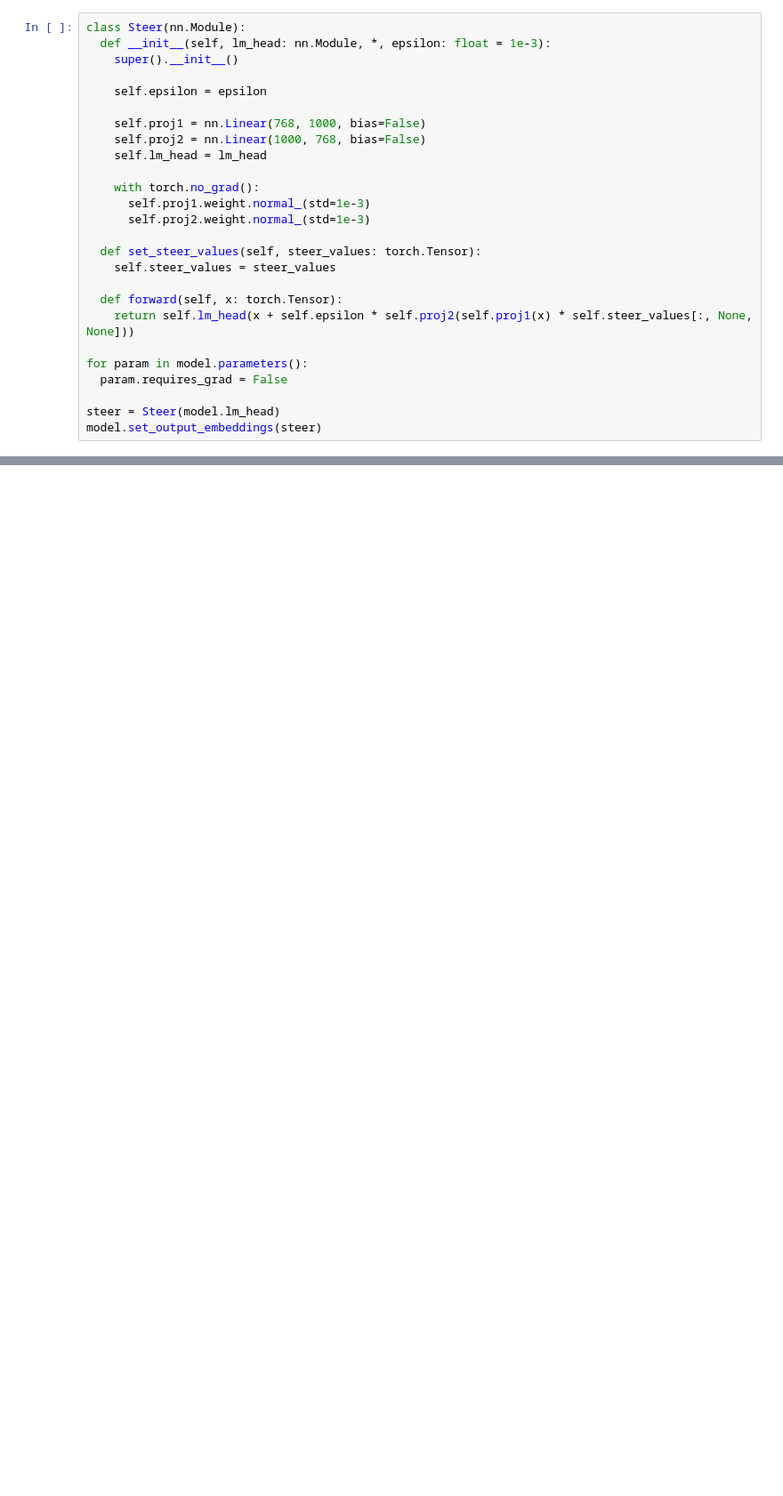
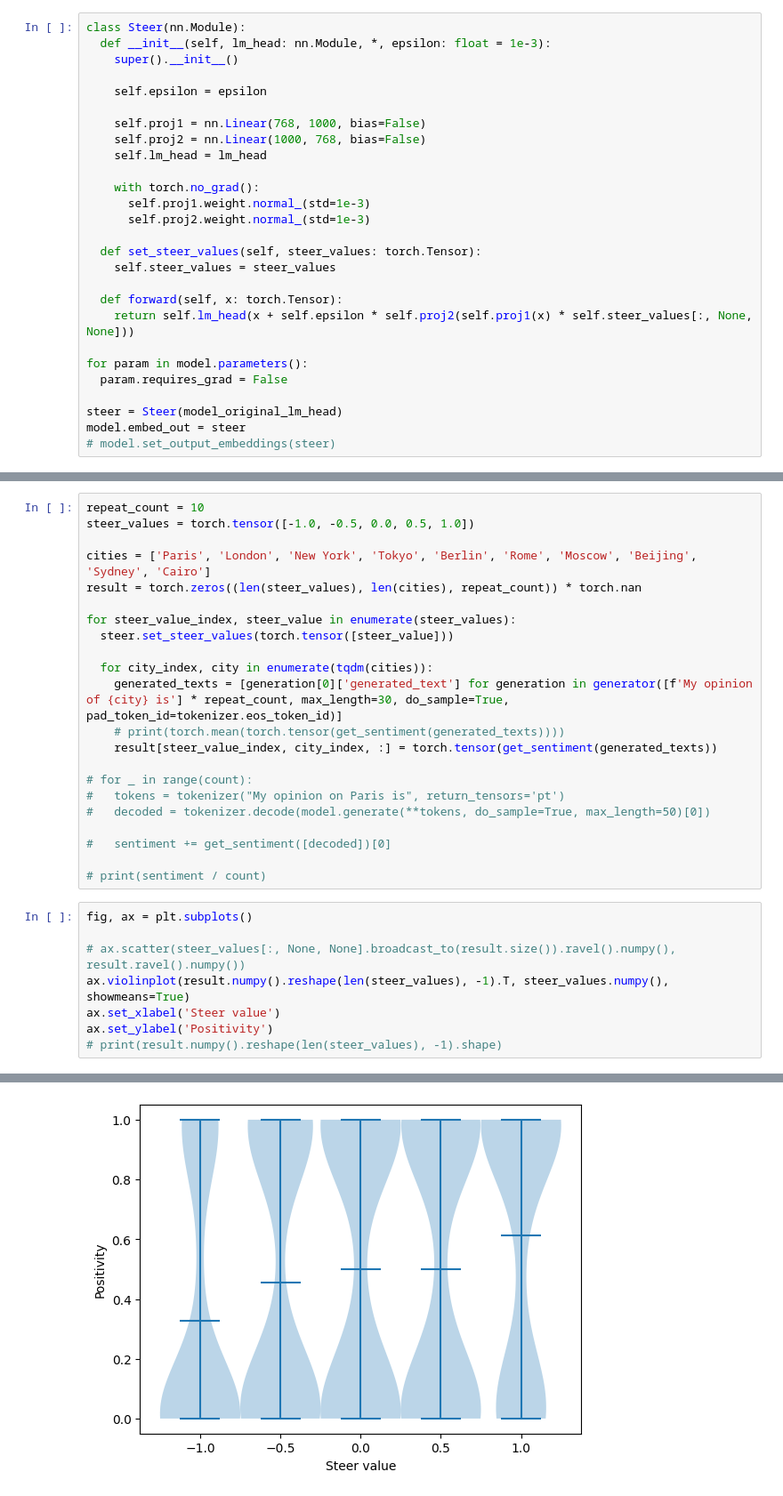
Before and after one commit to abhg86/LLM, a Jupyter notebook: Paper/notebook.ipynb, the cells around one changed output, grey strips where cells are left out. Shown at 89% size. Saved outputs shown, nothing was run; the diff lists cells and outputs as text; blank space fills up the shorter version.

```diff
--- a/Paper/notebook.ipynb
+++ b/Paper/notebook.ipynb
@@ -159,8 +39,9 @@ class Steer(nn.Module):
 for param in model.parameters():
   param.requires_grad = False
 
-steer = Steer(model.lm_head)
-model.set_output_embeddings(steer)
+steer = Steer(model_original_lm_head)
+model.embed_out = steer
+# model.set_output_embeddings(steer)
 # %%
 sentiment_items = list(datasets.load_dataset("SetFit/sst5")['train'])
 sentiment_scores = torch.tensor([item['label'] for item in sentiment_items]) * 0.5 - 1.0 # -> [-1.0, 1.0]
@@ -242,0 +150,31 @@ tokenizer('Hello, this is', return_tensors='pt')
+# %%
+repeat_count = 10
+steer_values = torch.tensor([-1.0, -0.5, 0.0, 0.5, 1.0])
+
+cities = ['Paris', 'London', 'New York', 'Tokyo', 'Berlin', 'Rome', 'Moscow', 'Beijing', 'Sydney', 'Cairo']
+result = torch.zeros((len(steer_values), len(cities), repeat_count)) * torch.nan
+
+for steer_value_index, steer_value in enumerate(steer_values):
+  steer.set_steer_values(torch.tensor([steer_value]))
+
+  for city_index, city in enumerate(tqdm(cities)):
+    generated_texts = [generation[0]['generated_text'] for generation in generator([f'My opinion of {city} is'] * repeat_count, max_length=30, do_sample=True, pad_token_id=tokenizer.eos_token_id)]
+    # print(torch.mean(torch.tensor(get_sentiment(generated_texts))))
+    result[steer_value_index, city_index, :] = torch.tensor(get_sentiment(generated_texts))
+
+# for _ in range(count):
+#   tokens = tokenizer("My opinion on Paris is", return_tensors='pt')
+#   decoded = tokenizer.decode(model.generate(**tokens, do_sample=True, max_length=50)[0])
+
+#   sentiment += get_sentiment([decoded])[0]
+
+# print(sentiment / count)
+# %%
+fig, ax = plt.subplots()
+
+# ax.scatter(steer_values[:, None, None].broadcast_to(result.size()).ravel().numpy(), result.ravel().numpy())
+ax.violinplot(result.numpy().reshape(len(steer_values), -1).T, steer_values.numpy(), showmeans=True)
+ax.set_xlabel('Steer value')
+ax.set_ylabel('Positivity')
+# print(result.numpy().reshape(len(steer_values), -1).shape)
+# %% [output]
@@ -242,0 +182 @@ tokenizer('Hello, this is', return_tensors='pt')
+[figure, added]
```
Also changed, not shown: parts of 27 cells of this notebook.
